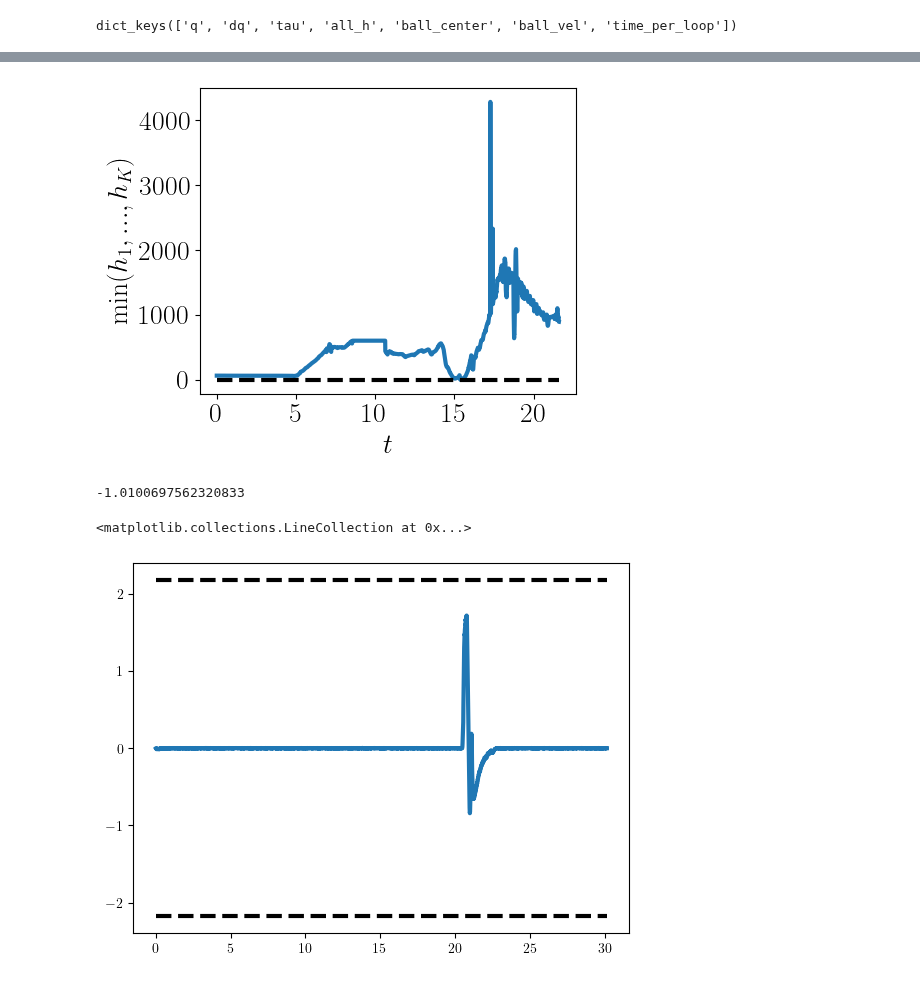
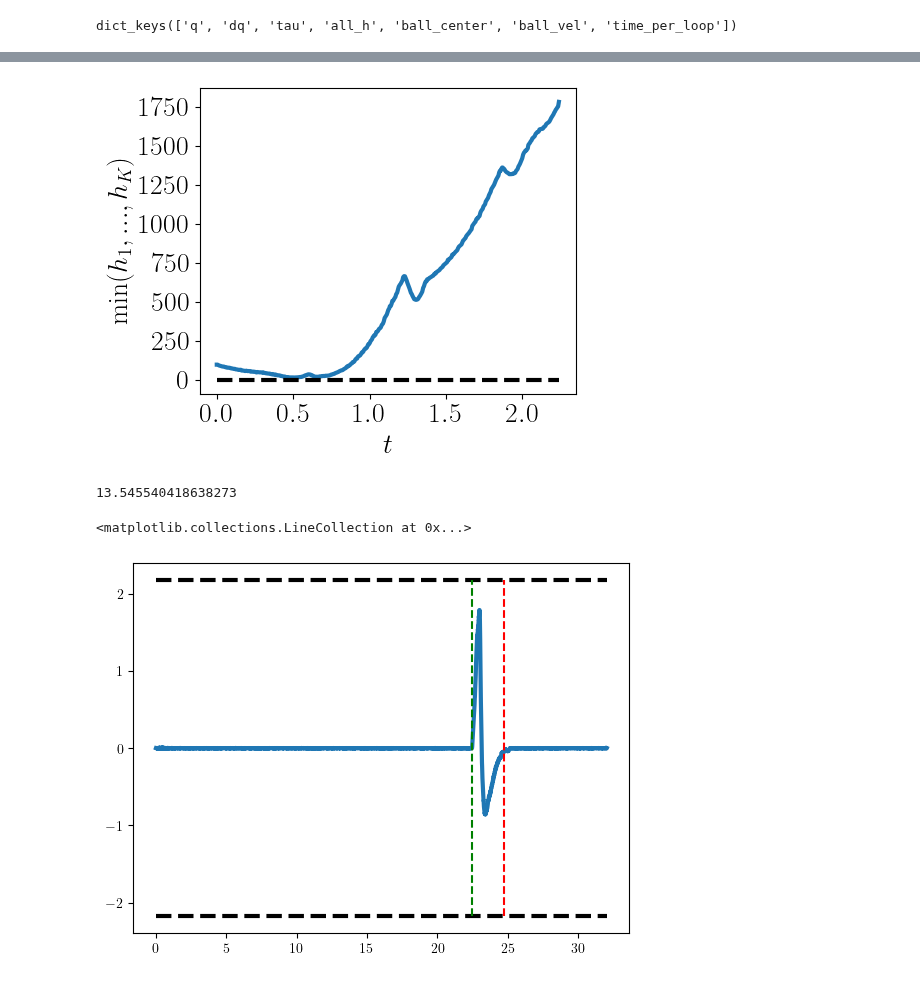
Before and after one commit to shiqingw/HOCBF-FR3-Experiments, a Jupyter notebook: exp3_visualization.ipynb, the cells around one changed output, grey strips where cells are left out. Cells and saved outputs as stored; diff of their text form; code cells hidden in the pictures.

```diff
--- a/exp3_visualization.ipynb
+++ b/exp3_visualization.ipynb
@@ -10,7 +10,7 @@ plt.rcParams.update({'pdf.fonttype': 42})
 # %%
 # load data
 folder = "exp3_results"
-exp_no_circ = "no_circ_2024-08-22-11-57-38"
+exp_no_circ = "no_circ_2024-08-22-12-06-06_keep"
 file = 'data.pickle'
 with open(folder + '/' + exp_no_circ + '/' + file, 'rb') as f:
     data_no_circ = pickle.load(f)
@@ -18,3 +18,9 @@ with open(folder + '/' + exp_no_circ + '/' + file, 'rb') as f:
 print(data_no_circ.keys())
 # %% [output]
 dict_keys(['q', 'dq', 'tau', 'all_h', 'ball_center', 'ball_vel', 'time_per_loop'])
+# %%
+t = np.cumsum(data_no_circ['time_per_loop'])
+dq = np.array(data_no_circ["dq"])
+dq_norm = np.linalg.norm(dq, axis=1)
+start_idx = np.where((dq_norm > 0.05) & (t > 11))[0][0]
+end_idx = np.where((dq_norm > 0.05) & (t > 11))[0][-1]
@@ -21,39 +46,41 @@ dict_keys(['q', 'dq', 'tau', 'all_h', 'ball_center', 'ball_vel', 'time_per_loop'
 # %%
-all_h = np.array(data_no_circ['all_h'])
-t = np.cumsum(data_no_circ['time_per_loop'])
+h_picked = all_h[start_idx:end_idx,:2]
+t_picked = t[start_idx:end_idx] - t[start_idx]
 
 fig, ax = plt.subplots(figsize=(5,4), frameon=True)
 label_fs = 20
 tick_fs = 20
 legend_fs = 20
 linewidth = 3
 
-
-plt.plot(t, np.min(all_h, axis=1), linewidth=linewidth)
-plt.hlines(0, t[0], t[-1], colors='k', linestyles='dashed', linewidth=linewidth)
+plt.plot(t_picked, np.min(h_picked, axis=1), linewidth=linewidth)
+plt.hlines(0, t_picked[0], t_picked[-1], colors='k', linestyles='dashed', linewidth=linewidth)
 
 plt.xlabel('$t$', fontsize=label_fs)
 plt.ylabel('$\min(h_1, ..., h_K)$', fontsize=label_fs)
 plt.xticks(fontsize = tick_fs)
 plt.yticks(fontsize = tick_fs)
 plt.tight_layout()
 plt.savefig(folder + '/' + exp_no_circ + '/cbf_no_circ.pdf')
 # %% [output]
-[figure, old version]
+[figure, new version]
 # %%
-print(np.min(all_h))
+print(np.min(h_picked))
 # %% [output]
--1.0100697562320833
+13.545540418638273
 # %%
 dq = np.array(data_no_circ['dq'])
 dq_lb = np.array([-2.1750, -2.1750, -2.1750, -2.1750, -2.6100, -2.6100, -2.6100])
 dq_ub = np.array([2.1750, 2.1750, 2.1750, 2.1750, 2.6100, 2.6100, 2.6100])
+
 plt.plot(t, dq[:,0], linewidth=linewidth)
 plt.hlines(dq_lb[0], t[0], t[-1], colors='k', linestyles='dashed', linewidth=linewidth)
 plt.hlines(dq_ub[0], t[0], t[-1], colors='k', linestyles='dashed', linewidth=linewidth)
+plt.vlines(t[start_idx], dq_lb[0], dq_ub[0], colors='g', linestyles='dashed')
+plt.vlines(t[end_idx], dq_lb[0], dq_ub[0], colors='r', linestyles='dashed')
 # %% [output]
 <matplotlib.collections.LineCollection at 0x...>
-[figure, old version]
+[figure, new version]
 # %%
 dq = np.array(data_no_circ['dq'])
 plt.plot(t, dq[:,1], linewidth=linewidth)
```
Also changed, not shown: parts of 12 cells of this notebook, 5 other files.
